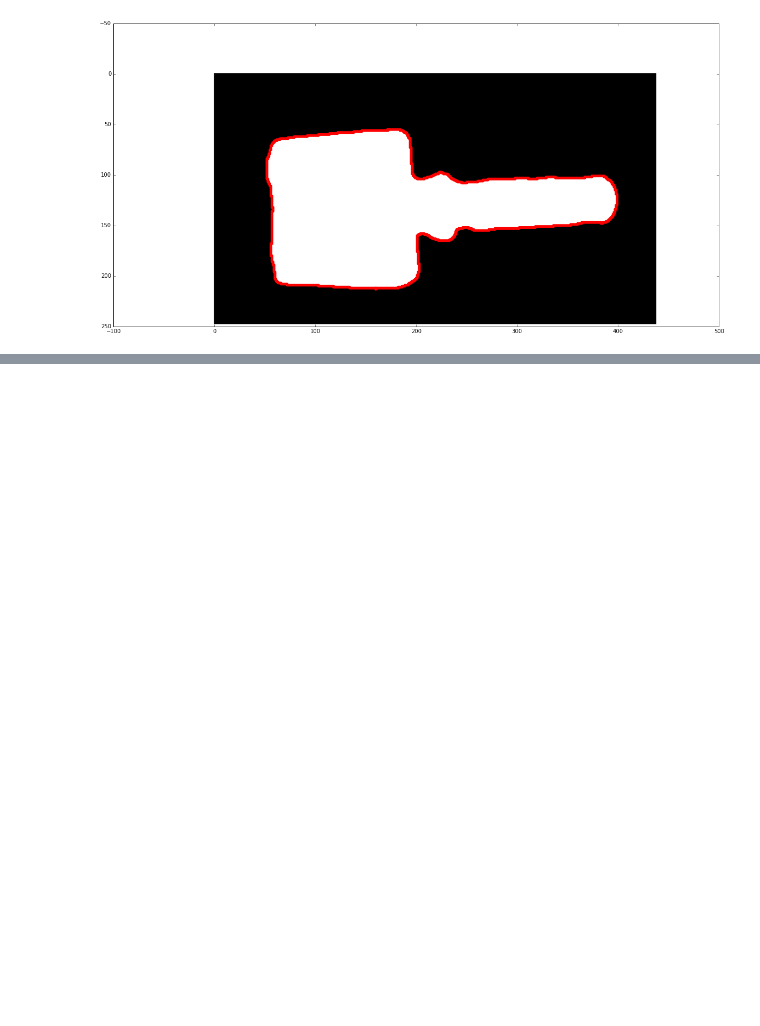
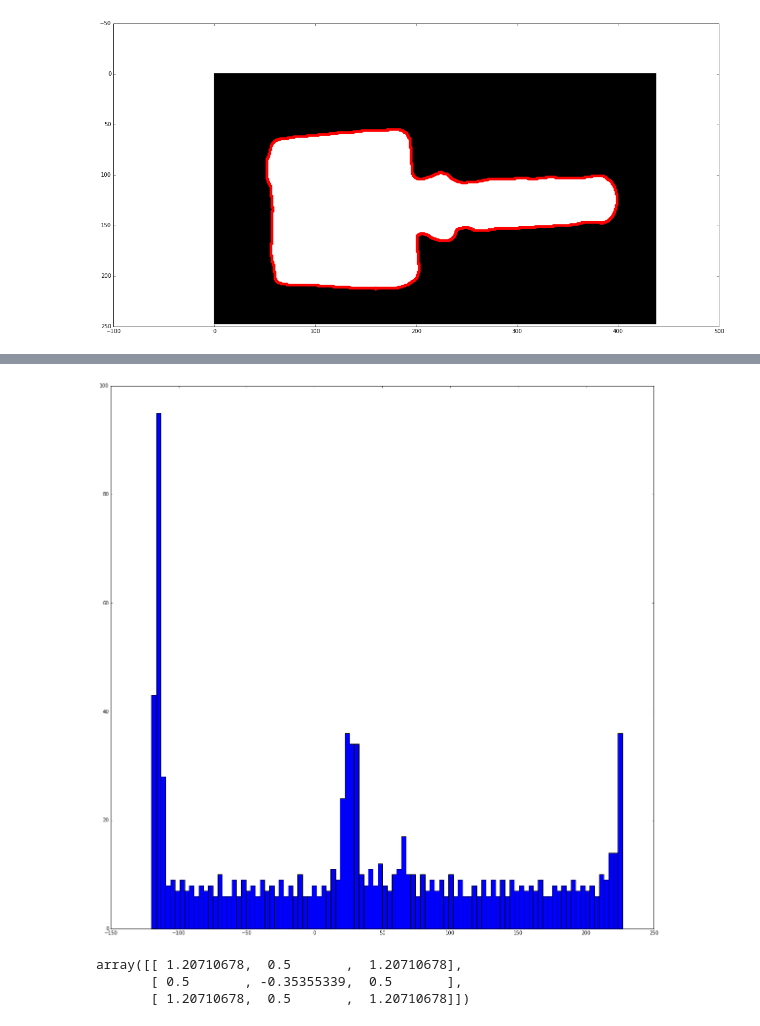
Before and after one commit to eugeniashurko/fork-recognition, a Jupyter notebook: experiments/skeleton.ipynb, the cells around one changed output, grey strips where cells are left out. Cells and saved outputs as stored; diff of their text form; code cells hidden in the pictures; blank space fills up the shorter version.

```diff
--- a/experiments/skeleton.ipynb
+++ b/experiments/skeleton.ipynb
@@ -166,0 +185,14 @@ ax.plot([b[1] for b in border], [b[0] for b in border], color="r", linewidth=5)
+# %%
+plt.hist(pixel1_y, bins=100)
+show()
+# %% [output]
+[figure, added]
+# %%
+import skfmm
+phi = np.ones((3, 3))
+phi[1, 1] = -1
+skfmm.distance(phi)
+# %% [output]
+array([[ 1.20710678,  0.5       ,  1.20710678],
+       [ 0.5       , -0.35355339,  0.5       ],
+       [ 1.20710678,  0.5       ,  1.20710678]])
```
Also changed, not shown: parts of 21 cells of this notebook, 1 other file.
